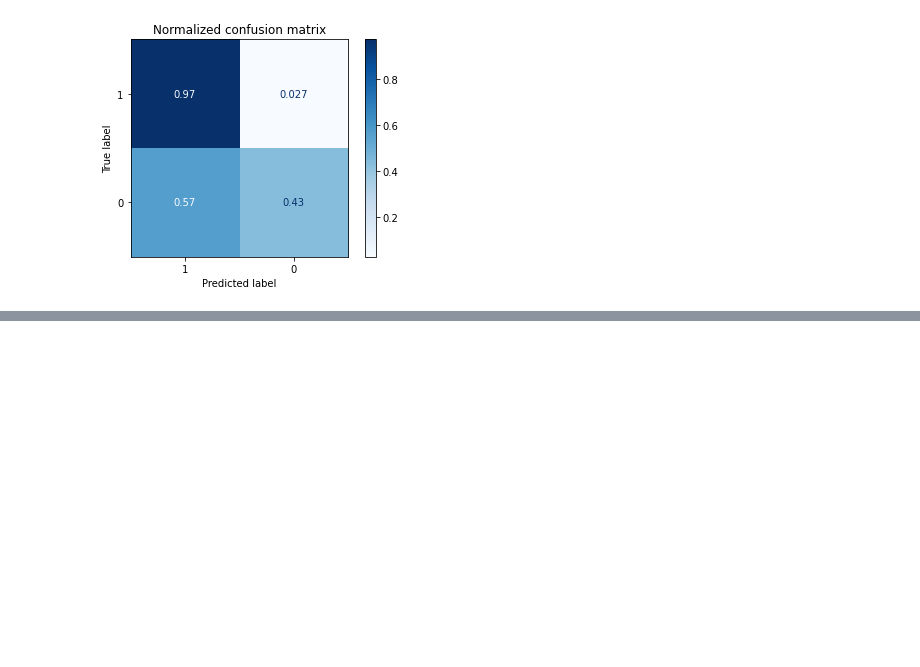
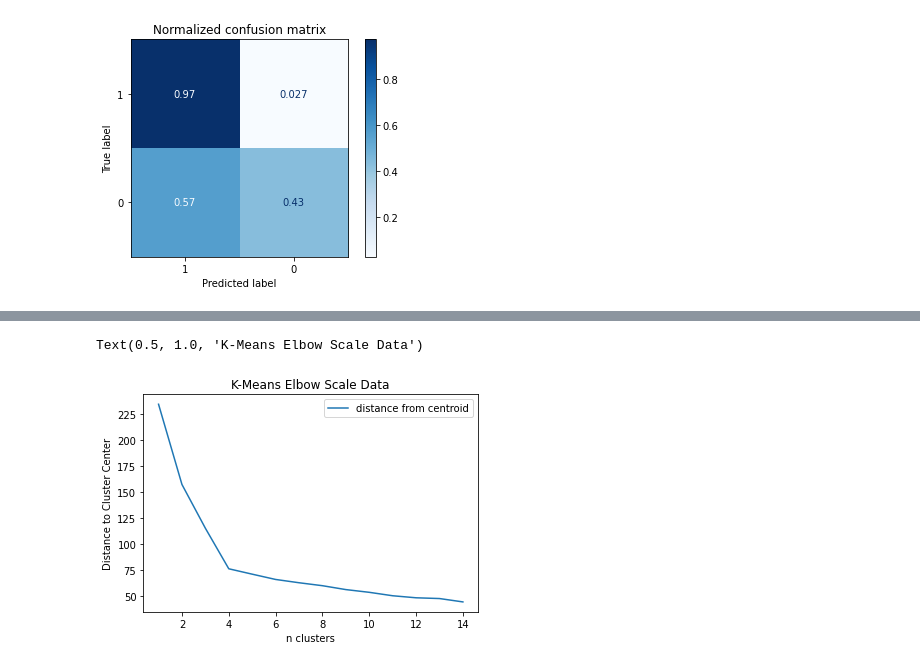
Before and after one commit to vathanahim/IAF_604_Midterm_SVM_KMeans, a Jupyter notebook: Midterm_1/Him_Midterm_1.ipynb, the cells around one changed output, grey strips where cells are left out. Saved outputs shown, nothing was run; the diff lists cells and outputs as text; code cells hidden in the pictures; blank space fills up the shorter version.

```diff
--- a/Midterm_1/Him_Midterm_1.ipynb
+++ b/Midterm_1/Him_Midterm_1.ipynb
@@ -234,0 +405,8 @@ for i in range(1,15):
+# %%
+dist_df_scale.set_index('n_clusters').plot()
+plt.xlabel('n clusters')
+plt.ylabel('Distance to Cluster Center')
+plt.title('K-Means Elbow Scale Data')
+# %% [output]
+Text(0.5, 1.0, 'K-Means Elbow Scale Data')
+[figure, added]
```
Also changed, not shown: parts of 27 cells of this notebook, 1 other file.
